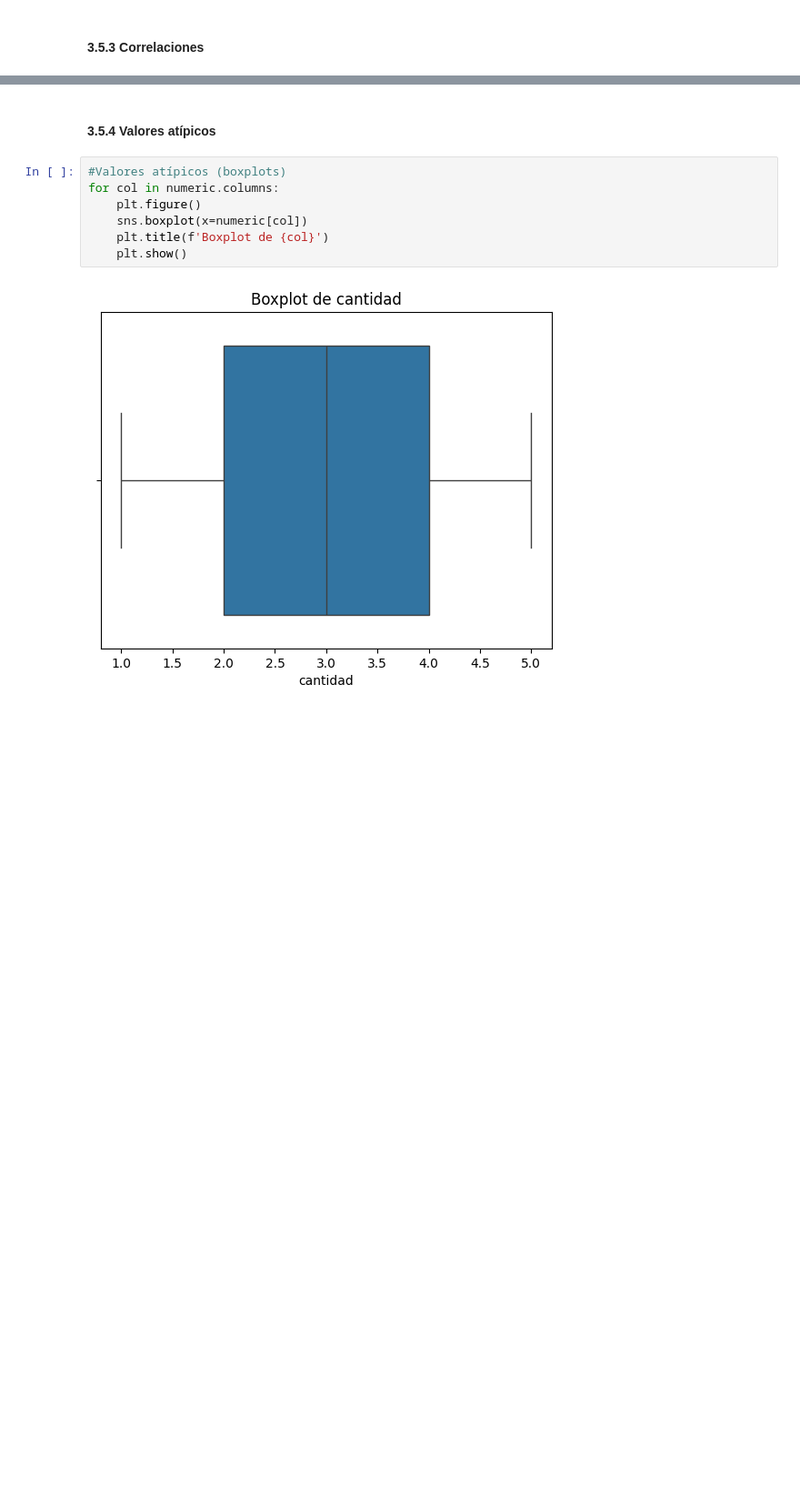
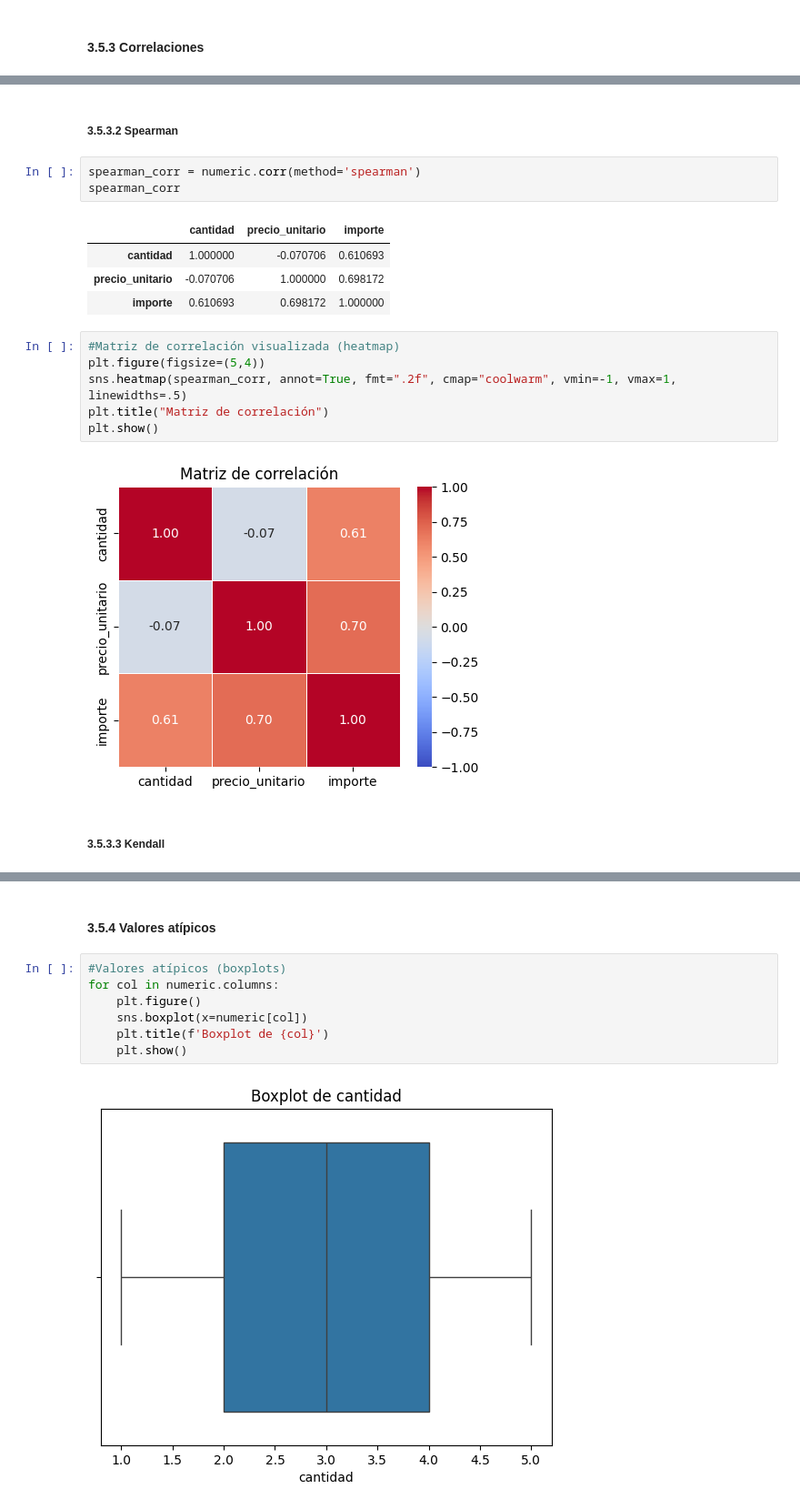
Before and after one commit to jperez-xcvi/guayerd_ia, a Jupyter notebook: aurelion.ipynb, the cells around one changed output, grey strips where cells are left out. Shown at 91% size. Saved outputs shown, nothing was run; the diff lists cells and outputs as text; blank space fills up the shorter version.

```diff
--- a/aurelion.ipynb
+++ b/aurelion.ipynb
@@ -175,3 +186,23 @@ plt.title("Matriz de correlación")
 plt.show()
 # %% [output]
 [figure]
+# %% [markdown]
+##### 3.5.3.2 Spearman
+# %%
+spearman_corr = numeric.corr(method='spearman')
+spearman_corr
+# %% [output]
+|  | cantidad | precio_unitario | importe |
+| cantidad | 1.000000 | -0.070706 | 0.610693 |
+| precio_unitario | -0.070706 | 1.000000 | 0.698172 |
+| importe | 0.610693 | 0.698172 | 1.000000 |
+# %%
+#Matriz de correlación visualizada (heatmap)
+plt.figure(figsize=(5,4))
+sns.heatmap(spearman_corr, annot=True, fmt=".2f", cmap="coolwarm", vmin=-1, vmax=1, linewidths=.5)
+plt.title("Matriz de correlación")
+plt.show()
+# %% [output]
+[figure, added]
+# %% [markdown]
+##### 3.5.3.3 Kendall
```
Also changed, not shown: parts of 15 cells of this notebook.
